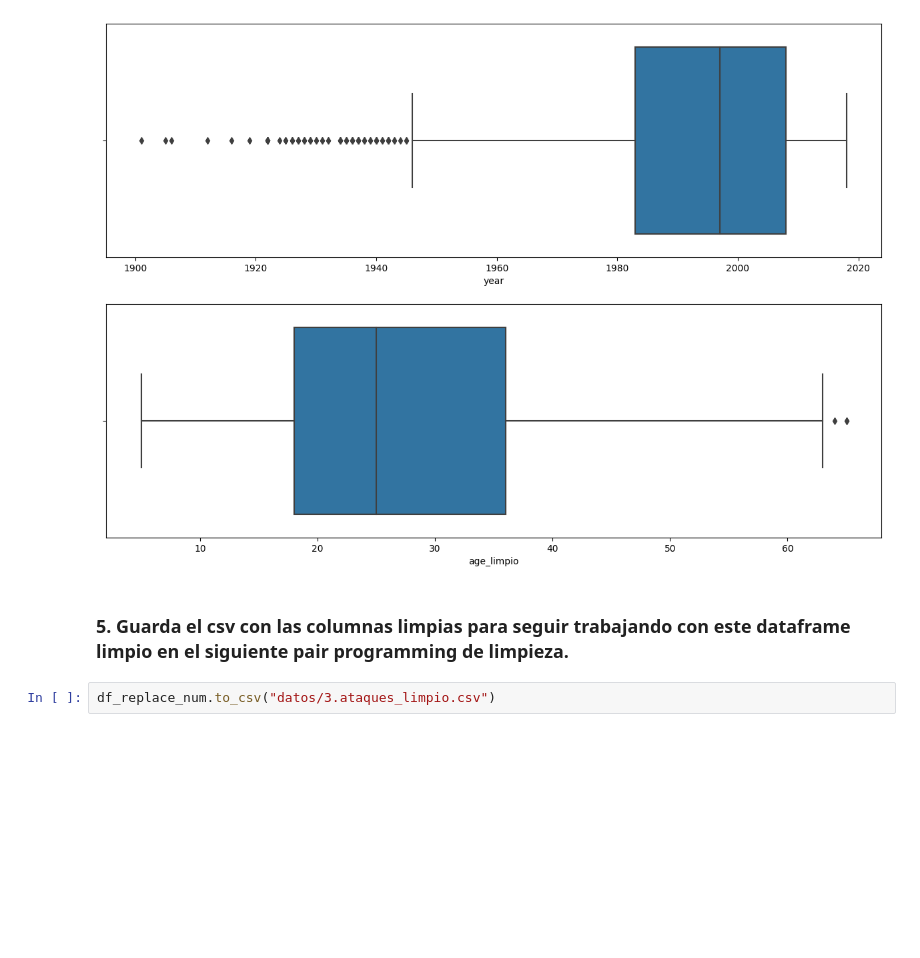
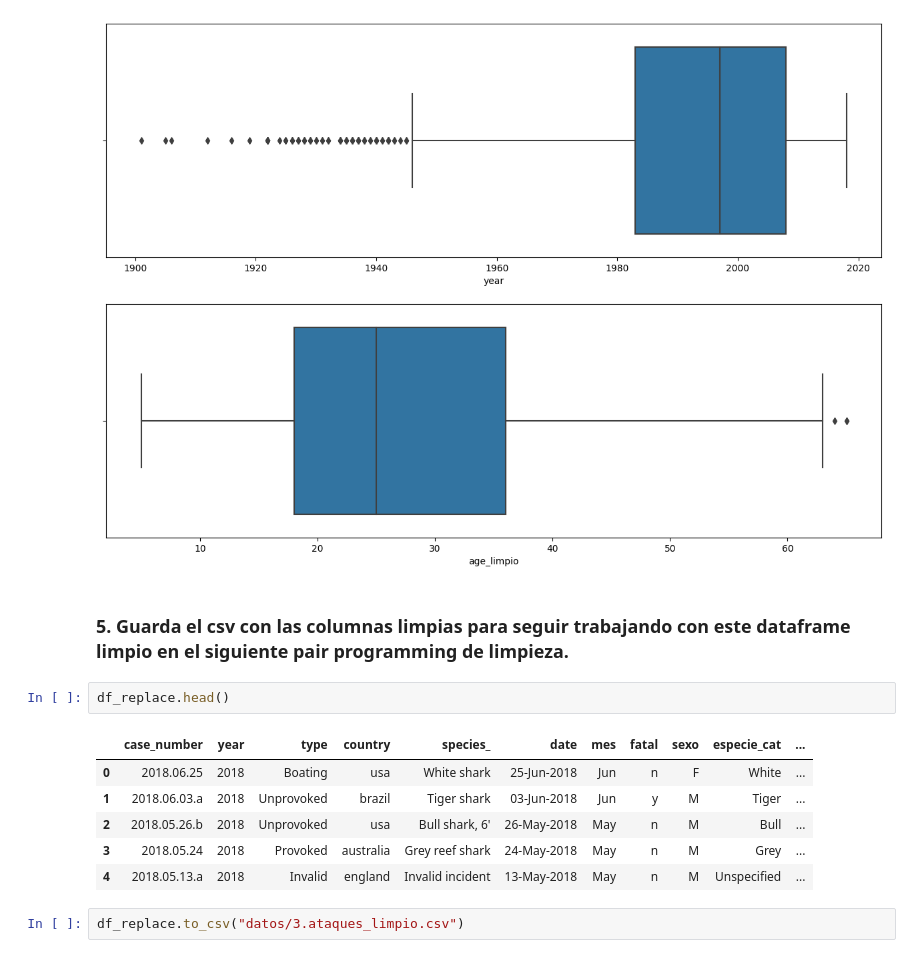
Before and after one commit to XimenaPTM/EDA-Limpieza-ETL-Adalab-promoC-mod2, a Jupyter notebook: 2. Limpieza/3. Mod2-2-Limpieza3.ipynb, the cells around one changed output. Cells and saved outputs as stored; diff of their text form; blank space fills up the shorter version.

```diff
--- a/2. Limpieza/3. Mod2-2-Limpieza3.ipynb
+++ b/2. Limpieza/3. Mod2-2-Limpieza3.ipynb
@@ -158,5 +158,14 @@ plt.show()
 [figure]
 # %% [markdown]
 ### 5. Guarda el csv con las columnas limpias para seguir trabajando con este dataframe limpio en el siguiente pair programming de limpieza.
+# %%
+df_replace.head()
+# %% [output]
+|  | case_number | year | type | country | species_ | date | mes | fatal | sexo | especie_cat | ... |
+| 0 | 2018.06.25 | 2018 | Boating | usa | White shark | 25-Jun-2018 | Jun | n | F | White | ... |
+| 1 | 2018.06.03.a | 2018 | Unprovoked | brazil | Tiger shark | 03-Jun-2018 | Jun | y | M | Tiger | ... |
+| 2 | 2018.05.26.b | 2018 | Unprovoked | usa | Bull shark, 6' | 26-May-2018 | May | n | M | Bull | ... |
+| 3 | 2018.05.24 | 2018 | Provoked | australia | Grey reef shark | 24-May-2018 | May | n | M | Grey | ... |
+| 4 | 2018.05.13.a | 2018 | Invalid | england | Invalid incident | 13-May-2018 | May | n | M | Unspecified | ... |
 # %%
-df_replace_num.to_csv("datos/3.ataques_limpio.csv")
+df_replace.to_csv("datos/3.ataques_limpio.csv")
```
Also changed, not shown: parts of 2 cells of this notebook, 7 other files.
